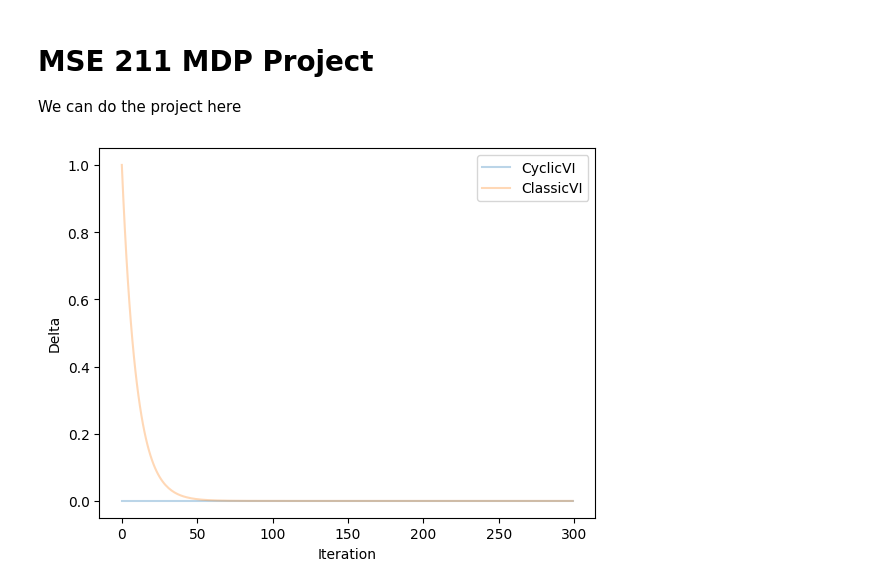
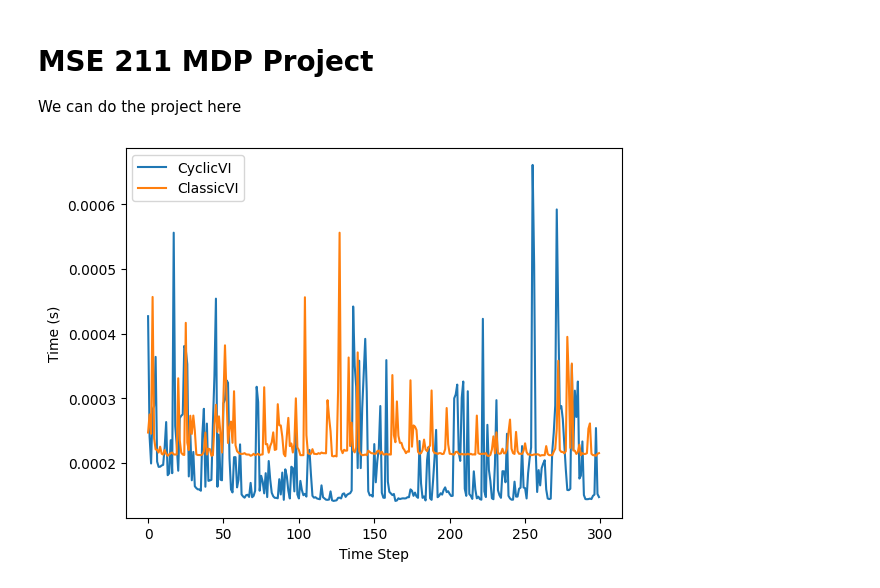
Before and after one commit to JordanTroutman/mse_211_project, a Jupyter notebook: Troutman Notebook.ipynb, the cells around one changed output. Saved outputs shown, nothing was run; the diff lists cells and outputs as text; code cells hidden in the pictures.

```diff
--- a/Troutman Notebook.ipynb
+++ b/Troutman Notebook.ipynb
@@ -110,7 +115,26 @@ class RandomCyclicVI(ValueIterator):
         return UpdateRule.DURING_SWEEP
 # %%
 import itertools
-class GridWorld:
+class MDP(ABC):
+
+    @abstractmethod
+    def actions(self,state):
+        pass
+
+    @abstractmethod
+    def transition(self,state, action):
+        pass
+
+    @abstractmethod
+    def reward(self, state, action):
+        pass
+
+    @abstractmethod
+    def prob(self, state, action):
+        pass
+
+
+class GridWorld(MDP):
 
     def __init__(self, n):
         """ Make a grid of size n"""
@@ -175,41 +199,59 @@ class Solver:
         self.gamma = gamma
         self.solution = None
         self.deltas = None
+        self.time_each_step = None
 
     def solve(self, steps=100):
         V = { state: 0 for state in self.mdp.states}
         deltas = []
+        time_each_step = []
         for i in range(steps):
+            t_0 = time.time()
+
+            V_0 = copy.deepcopy(V)
             V_new = self.iterator.iterate(self.mdp, self.gamma, V)
 
             # Calculate the delta by seeing the biggest change between the two versions
-            delta = max([abs(V_new[state] - V[state]) for state in V])
+            delta = max([abs(V_new[state] - V_0[state]) for state in V])
             deltas.append(delta)
 
             V = V_new
 
+            time_difference = time.time() - t_0
+            time_each_step.append(time_difference)
+
         self.solution = V
         self.deltas = deltas
+        self.time_each_step = time_each_step
 
 
     def plot_delta(self):
         deltas = self.deltas
         if deltas is not None:
             label = self.iterator.name
-            plt.plot(deltas, label=label, alpha=0.3)
+            plt.plot(deltas, label=label, alpha=0.9)
             plt.xlabel("Iteration")
             plt.ylabel("Delta")
+
+
+    def plot_time(self):
+        time_steps = self.time_each_step
+        if time_steps is not None:
+            label = self.iterator.name
+            plt.plot(time_steps, label=label)
+            plt.xlabel("Time Step")
+            plt.ylabel("Time (s)")
 
 g = GridWorld(5)
 
 iterators = [CyclicVI(), ClassicVI()]#[RandomVI(k=k) for k in range(1, 26, 5)]
 
 for iterator in iterators:
     solver = Solver(iterator, g, 0.9)
     solver.solve(steps = 300)
-    solver.plot_delta()
+    solver.plot_time()
 
 plt.legend()
 plt.show()
 # %% [output]
-[figure, old version]
+[figure, new version]
```
Also changed, not shown: parts of 18 cells of this notebook.
